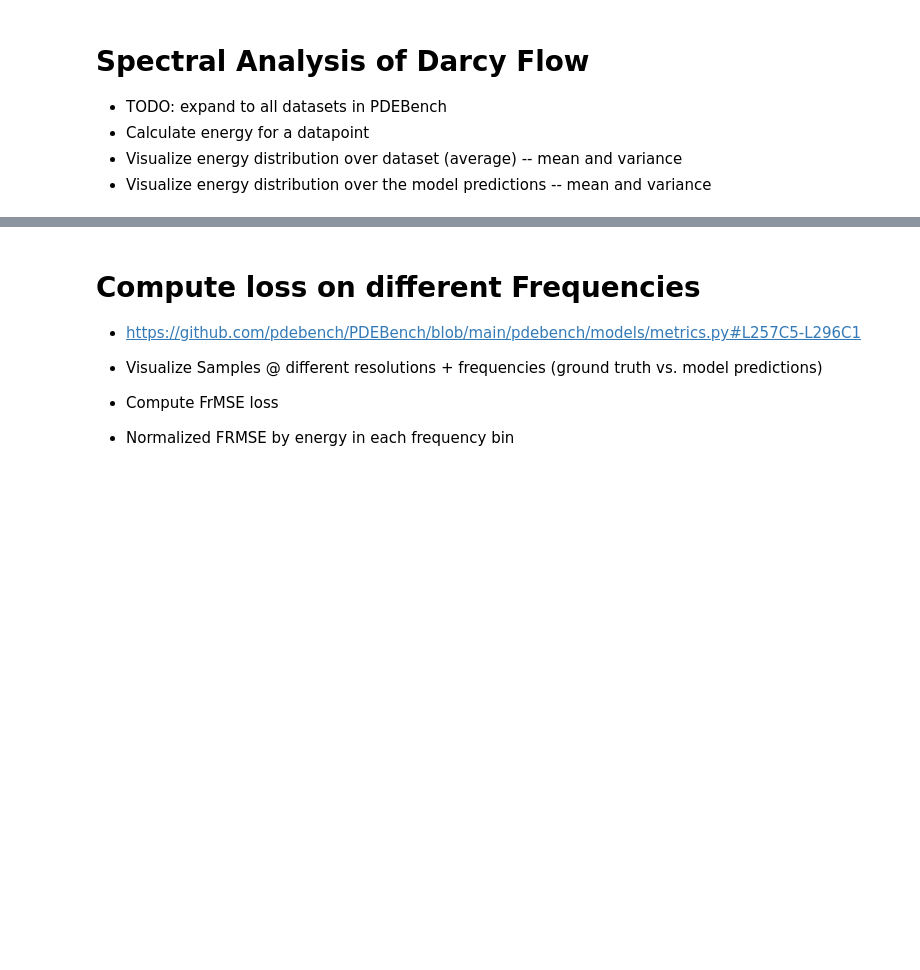
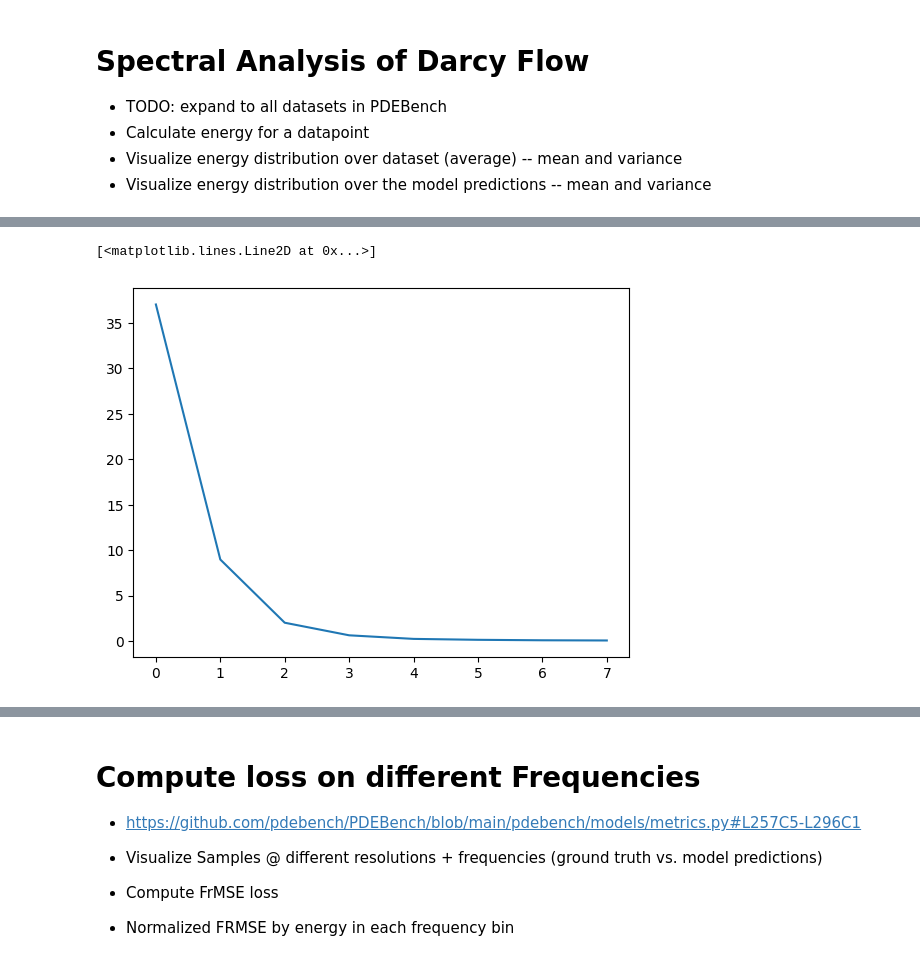
Before and after one commit to msakarvadia/operator_aliasing, a Jupyter notebook: notebooks/explore_super_resolution_hypothesis.ipynb, the cells around one changed output, grey strips where cells are left out. Drawn from its saved outputs; the diff is of its cells as text; code cells hidden in the pictures; blank space fills up the shorter version.

Commit message:
added custom spectrum calculation, need to verify

```diff
--- a/notebooks/explore_super_resolution_hypothesis.ipynb
+++ b/notebooks/explore_super_resolution_hypothesis.ipynb
@@ -475,0 +488,72 @@ TODO further for image:
+# %%
+data_transform = data_transform.to(device)
+for _idx, sample in enumerate(test_loaders[16]):  # resolution 128
+    model_input = data_transform.preprocess(sample)
+    with torch.no_grad():
+        out = model(**model_input)
+# %%
+def generate_wavenumbers(n=6):
+    """Generate the wavenumbers."""
+    # n = 7  # Size of the square array
+    center = n // 2  # Center of the array
+    array = np.zeros((n, n), dtype=int)
+
+    # Fill values based on distance from the center
+    for i in range(n):
+        for j in range(n):
+            distance = max(abs(center - i), abs(center - j))
+            array[i, j] = distance
+
+    # For even-sized arrays, ensure the center area avoids 0 directly
+    if n % 2 == 0:
+        for i in range(n):
+            for j in range(n):
+                if i + j >= n:
+                    array[i, j] += 1
+    return array
+
+
+# Generate and print the array
+array = generate_wavenumbers(n=8)
+print(array)
+
+
+def custom_2d_spectrum(signal, n_observations, normalize=True):
+    """Calculate 2d spectrum of data."""
+    signal = signal.cpu()
+    t = signal.shape[0]
+    signal = signal.view(t, n_observations, n_observations)
+
+    if normalize:
+        signal = torch.fft.fft2(signal, norm='ortho')
+    else:
+        signal = torch.fft.rfft2(
+            signal, s=(n_observations, n_observations), norm='backward'
+        )
+
+    # center FFT
+    centered_fft_signal = torch.fft.fftshift(signal)
+
+    # compute energy
+    energy = centered_fft_signal.abs() ** 2
+
+    # define wavenumbers
+    wave_numbers = generate_wavenumbers(n=n_observations)
+    max_wavenumber = n_observations // 2
+
+    # spectrum = torch.zeros((T, n_observations))
+    # for i in range(max_wavenumber):
+    #    energies = torch.where(torch.tensor(wave_numbers) == i, energy, 0)
+
+    spectrum = torch.zeros((t, n_observations // 2))
+    for j in range(1, max_wavenumber + 1):
+        ind = torch.where(torch.tensor(wave_numbers) == j)
+        spectrum[:, j - 1] = energy[:, ind[0], ind[1]].sum(dim=1)
+
+    spectrum = spectrum.mean(dim=0)
+    return spectrum
+
+
+spectrum = custom_2d_spectrum(out, 16)
+plt.plot(spectrum)
+# %% [output]
@@ -476 +568,3 @@ TODO further for image:
+[<matplotlib.lines.Line2D at 0x...>]
+[figure, added]
 # %%
```
Also changed, not shown: parts of 7 cells of this notebook.
